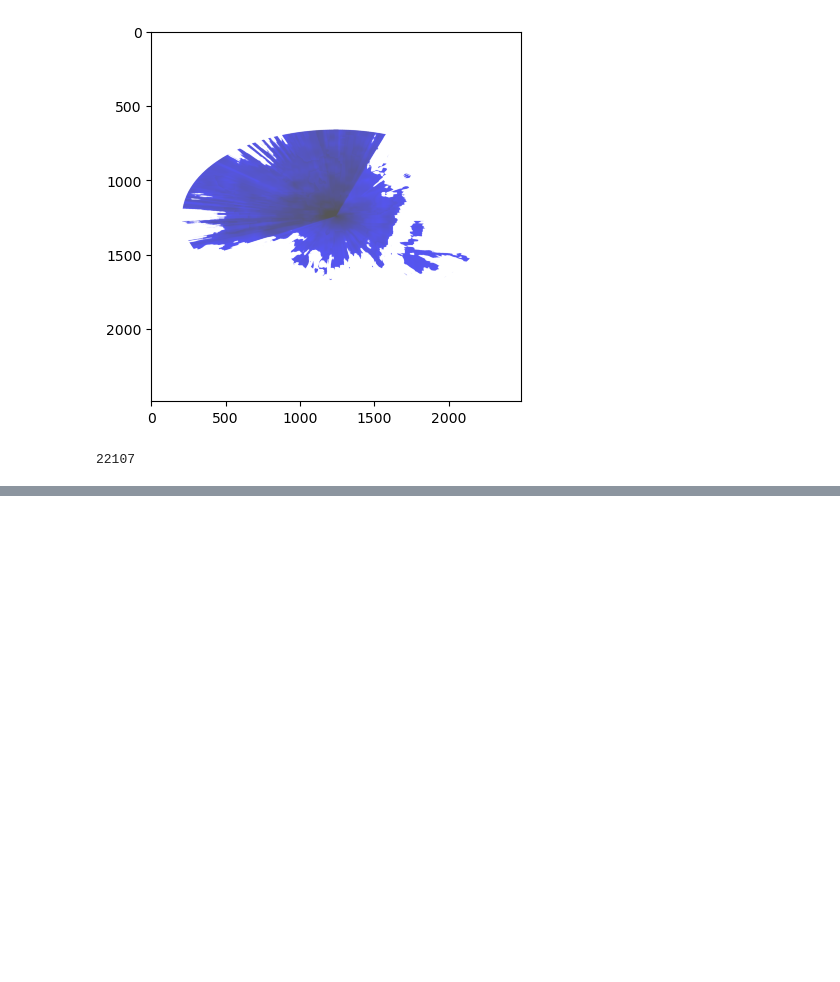
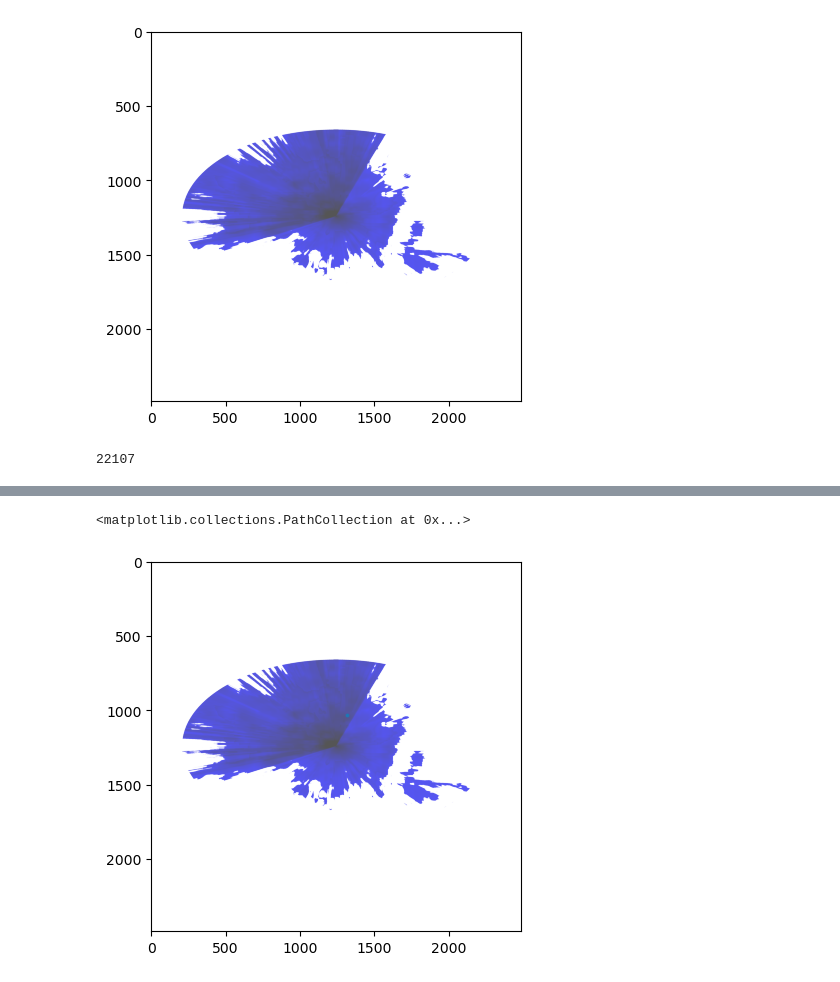
Before and after one commit to otaGran/3DPathLoss, a Jupyter notebook: DTU-processing/cloudRF_simulation_rmse.ipynb, the cells around one changed output, grey strips where cells are left out. Drawn from its saved outputs; the diff is of its cells as text; code cells hidden in the pictures; blank space fills up the shorter version.

```diff
--- a/DTU-processing/cloudRF_simulation_rmse.ipynb
+++ b/DTU-processing/cloudRF_simulation_rmse.ipynb
@@ -59,0 +122,22 @@ SyntaxError: incomplete input (936628580.py, line 1)
+# %%
+def loc_of_largest_diff(img_arr, offset=0, df_actual_values=df_actual_data):
+    difference_arr = np.zeros(len(df_actual_values['VALUE']))
+    idx = 0
+    for lat, long, ss_empirical in zip(df_actual_values['LATITUDE'], df_actual_values['LONGITUDE'], df_actual_values['VALUE']):
+        ss_cloudRF, rr, cc = loc_to_pow(img_arr=img_arr, lat=lat, long=long, factor=184/55, ret_rc='y')
+        if img_arr[rr, cc, 2] != 255:
+            ss_corrected = ss_empirical + offset
+            difference_arr[idx] = (ss_cloudRF - ss_corrected) ** 2
+        idx += 1
+    max_diff_idx = np.argmax(difference_arr)
+    return df_actual_values['LATITUDE'][max_diff_idx], df_actual_values['LONGITUDE'][max_diff_idx]
+
+lat_temp, long_temp = loc_of_largest_diff(img_arr=tiff_img, offset=0,
+                                          df_actual_values=df_actual_data)
+# %%
+plt.imshow(tiff_img)
+_, tempr, tempc = loc_to_pow(img_arr=tiff_img, lat=lat_temp, long=long_temp, ret_rc='y')
+plt.scatter(tempr, tempc, s=3)
+# %% [output]
+<matplotlib.collections.PathCollection at 0x...>
+[figure, added]
```
Also changed, not shown: parts of 5 cells of this notebook.
